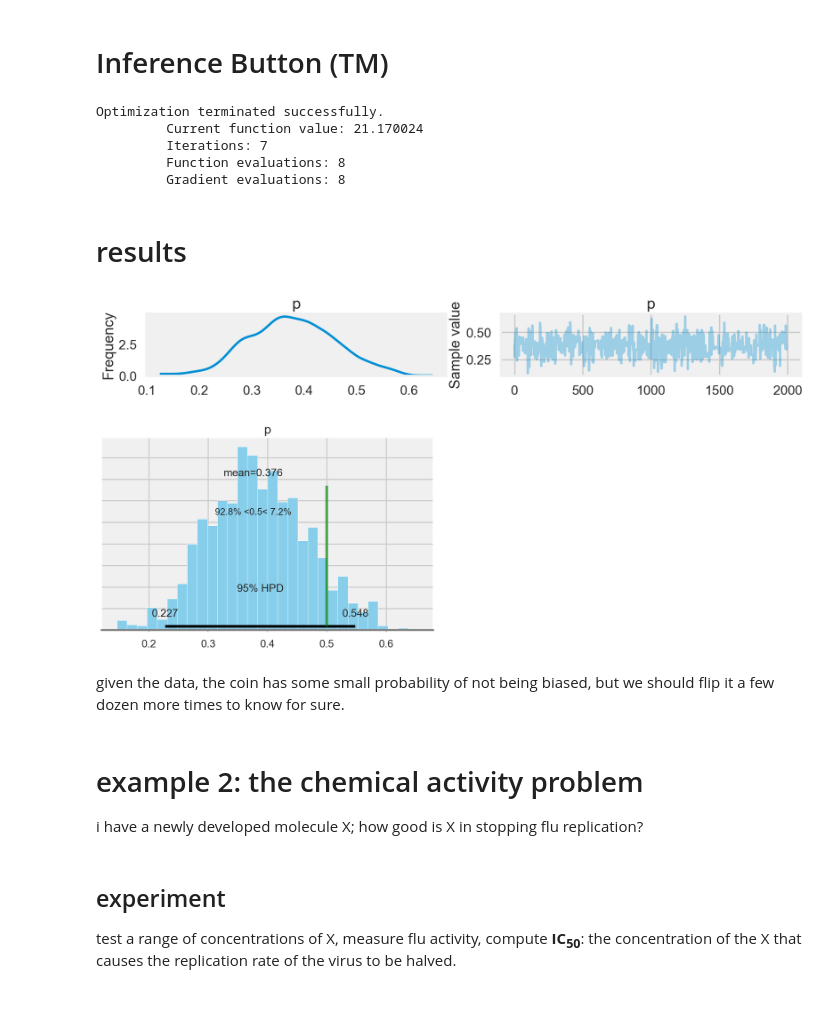
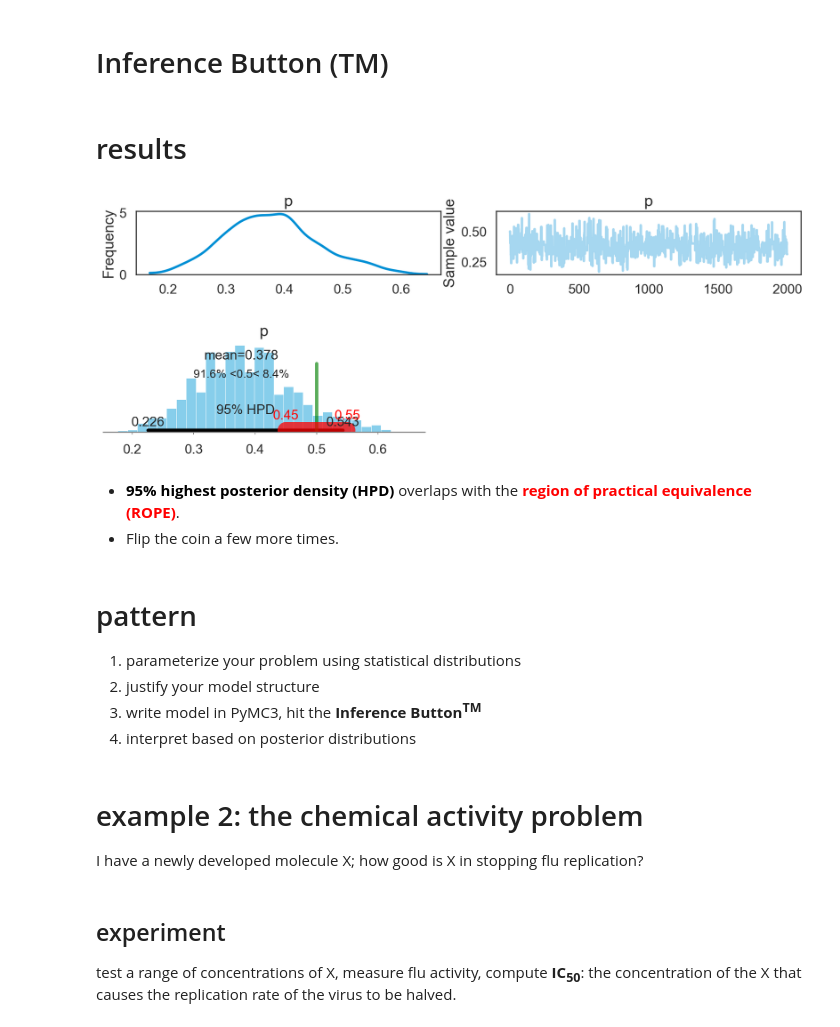
Before and after one commit to ericmjl/bayesian-stats-talk, a Jupyter notebook: slides.ipynb, the cells around one changed output. Cells and saved outputs as stored; diff of their text form; code cells hidden in the pictures.

Commit message:
updated slides, moving to big computer

```diff
--- a/slides.ipynb
+++ b/slides.ipynb
@@ -4,23 +4,19 @@ import pymc3 as pm
 import numpy.random as npr
 import numpy as np
 import matplotlib.pyplot as plt
+import matplotlib as mpl
 from collections import Counter
 import seaborn as sns
 
 # Set plotting style
-plt.style.use('fivethirtyeight')
+# plt.style.use('fivethirtyeight')
+sns.set_style('white')
 sns.set_context('poster')
 
-# Notebook options
-# from traitlets.config.manager import BaseJSONConfigManager
-# path = "/Users/ericmjl/anaconda/etc/jupyter/nbconfig"
-# cm = BaseJSONConfigManager(config_dir=path)
-# cm.update('livereveal', {
-#               'theme': 'sky',
-#               'transition': 'zoom',
-#               'start_slideshow_at': 'selected',
-# })
+%load_ext autoreload
+%autoreload 2
+%matplotlib inline
+%config InlineBackend.figure_format = 'retina'
 
-
-%config InlineBackend.figure_format = 'retina'
-%matplotlib inline
+import warnings
+warnings.filterwarnings('ignore')
@@ -121,41 +127,53 @@ plt.show()
 # %% [markdown]
 ## code
 # %%
+# Context manager syntax. `coin_model` is **just**
+# a placeholder
 with pm.Model() as coin_model:
+    # Specify prior using Uniform object.
     p_prior = pm.Uniform('p', 0, 1)
-    like = pm.Bernoulli('likelihood', p=p_prior, observed=tosses)
+
+    # Specify likelihood using Bernoulli object.
+    like = pm.Bernoulli('likelihood', p=p_prior,
+                        observed=tosses)
+                        # "observed=data" is key
+                        # for likelihood.
 # %% [markdown]
 # Inference Button (TM)
 # %%
 with coin_model:
-    step = pm.Metropolis() # PyMC3 implements MCMC algorithms
-    start = pm.find_MAP()  # MAP = maximum a posteriori
-    coin_trace = pm.sample(2000, step=step, start=start)
+    # don't worry about this:
+    step = pm.Metropolis()
+
+    # focus on this, the Inference Button:
+    coin_trace = pm.sample(2000, step=step)
-# %% [output]
-Optimization terminated successfully.
-         Current function value: 21.170024
-         Iterations: 7
-         Function evaluations: 8
-         Gradient evaluations: 8
 # %% [markdown]
 # results
 # %%
 pm.traceplot(coin_trace)
 plt.show()
 # %% [output]
-[figure, old version]
+[figure, new version]
 # %%
-pm.plot_posterior(coin_trace[100:], color='#87ceeb',
-                  point_estimate='mean', ref_val=0.5, figsize=(15,5))
+pm.plot_posterior(coin_trace[100:], color='#87ceeb', rope=[0.45, 0.55],
+                       point_estimate='mean', ref_val=0.5)
 plt.show()
 # %% [output]
-[figure, old version]
+[figure, new version]
-# %% [markdown]
-given the data, the coin has some small probability of not being biased, but we should flip it a few dozen more times to know for sure.
+# %% [markdown]
+- <font style="color:black; font-weight:bold">95% highest posterior density (HPD)</font> overlaps with the <font style="color:red; font-weight:bold">region of practical equivalence (ROPE)</font>.
+- Flip the coin a few more times.
+# %% [markdown]
+# pattern
+
+1. parameterize your problem using statistical distributions
+1. justify your model structure
+1. write model in PyMC3, hit the **Inference Button<sup>TM</sup>**
+1. interpret based on posterior distributions
 # %% [markdown]
 # example 2: the chemical activity problem
 
-i have a newly developed molecule X; how good is X in stopping flu replication?
+I have a newly developed molecule X; how good is X in stopping flu replication?
 
 <!-- mention verbally about the context: flu, replicating, need molecule to stop it -->
 # %% [markdown]
```
Also changed, not shown: parts of 38 cells of this notebook, 6 other files.
